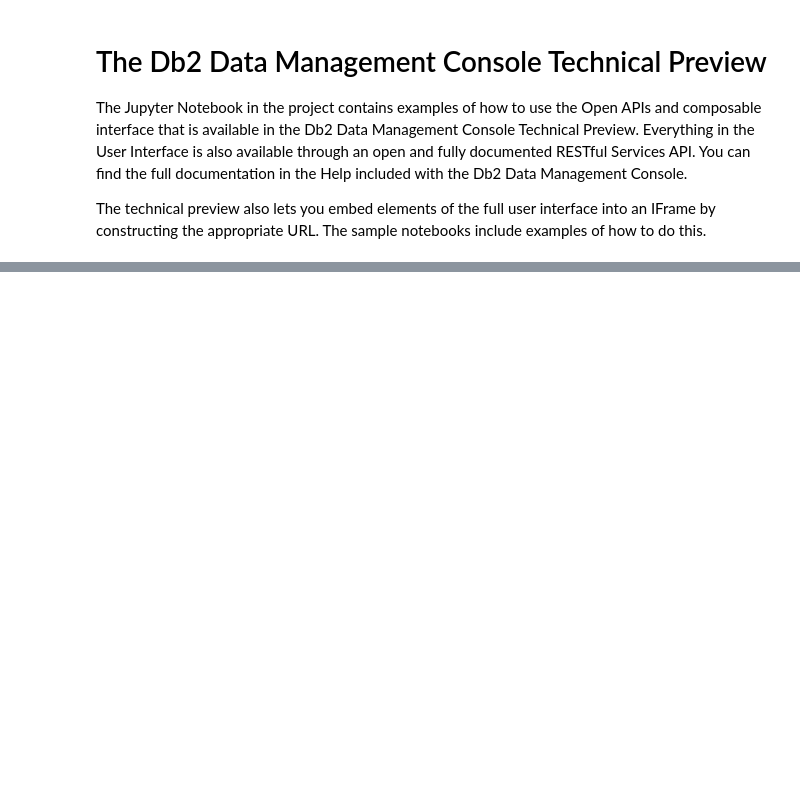
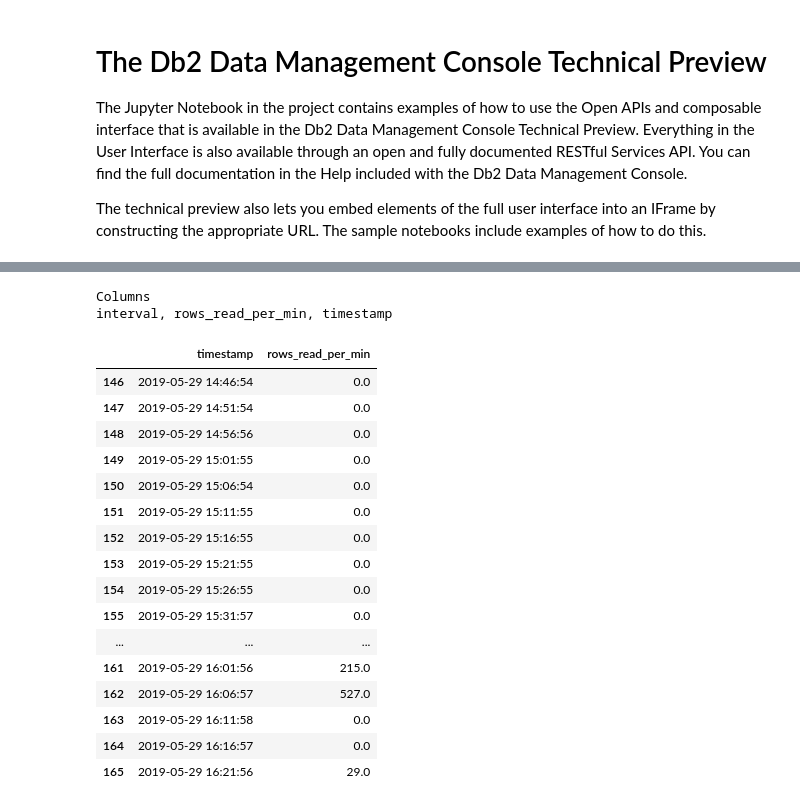
Before and after one commit to DB2-Samples/Db2DataManagementConsole, a Jupyter notebook: Db2DataManagementConsoleTechnicalPreview.ipynb, the cells around one changed output, grey strips where cells are left out. Cells and saved outputs as stored; diff of their text form; code cells hidden in the pictures; blank space fills up the shorter version.

```diff
--- a/Db2DataManagementConsoleTechnicalPreview.ipynb
+++ b/Db2DataManagementConsoleTechnicalPreview.ipynb
@@ -183,7 +159,7 @@ display(HTML("<style>.container { width:100% !important; }</style>"))
 # Enterprise Console Local
 profile = "Sample"
 profileURL = "?profile="+profile
-database = 'https://127.0.0.1:11081'
+database = 'http://127.0.0.1:11090'
 databaseAPI = Db2(database+'/dbapi/v4')
 databaseAPI.authenticate("admin", "password", profile)
 # %%
@@ -204,23 +195,44 @@ else:
 # %%
 IFrame(database+'/console/?mode=compact#monitor/summary'+profileURL, width=1400, height=1000)
 # %%
-# Retrieve the number of rows read
+# Retrieve the number of rows read over the last week
 # List the last 10 data points
-# Graph the history of the storage usage
-r = databaseAPI.getRowsRead(0, endTime)
+# Graph the history
+lastWeek = endTime - oneWeek
+r = databaseAPI.getRowsRead(lastWeek, endTime)
 if (databaseAPI.getStatusCode(r)==200):
     json = databaseAPI.getJSON(r)
     if json['count'] > 0:
         df = pd.DataFrame(json_normalize(json['timeseries']))
         print('Columns')
         print(', '.join(list(df)))
         df['timestamp'] = df['timestamp'].apply(epochtotimeseries)
         display(df[['timestamp','rows_read_per_min']].tail(20))
         df.plot(x='timestamp',y='rows_read_per_min')
     else:
         print('No data returned')
 else:
     print(databaseAPI.getStatusCode(r))
+# %% [output]
+Columns
+interval, rows_read_per_min, timestamp
+|  | timestamp | rows_read_per_min |
+| 146 | 2019-05-29 14:46:54 | 0.0 |
+| 147 | 2019-05-29 14:51:54 | 0.0 |
+| 148 | 2019-05-29 14:56:56 | 0.0 |
+| 149 | 2019-05-29 15:01:55 | 0.0 |
+| 150 | 2019-05-29 15:06:54 | 0.0 |
+| 151 | 2019-05-29 15:11:55 | 0.0 |
+| 152 | 2019-05-29 15:16:55 | 0.0 |
+| 153 | 2019-05-29 15:21:55 | 0.0 |
+| 154 | 2019-05-29 15:26:55 | 0.0 |
+| 155 | 2019-05-29 15:31:57 | 0.0 |
+| ... | ... | ... |
+| 161 | 2019-05-29 16:01:56 | 215.0 |
+| 162 | 2019-05-29 16:06:57 | 527.0 |
+| 163 | 2019-05-29 16:11:58 | 0.0 |
+| 164 | 2019-05-29 16:16:57 | 0.0 |
+| 165 | 2019-05-29 16:21:56 | 29.0 |
 # %%
 IFrame(database+'/console/?mode=compact#monitor/overview'+profileURL, width=1600, height=1200)
 # %%
```
Also changed, not shown: parts of 13 cells of this notebook.
